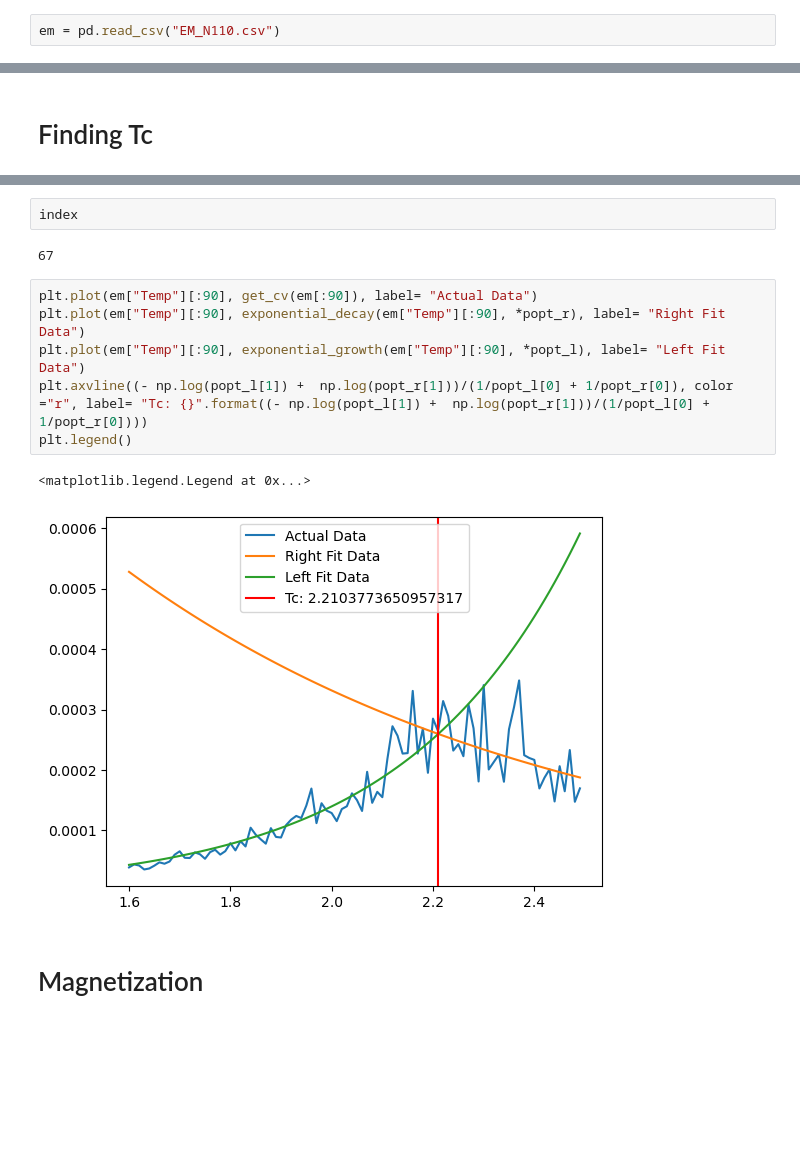
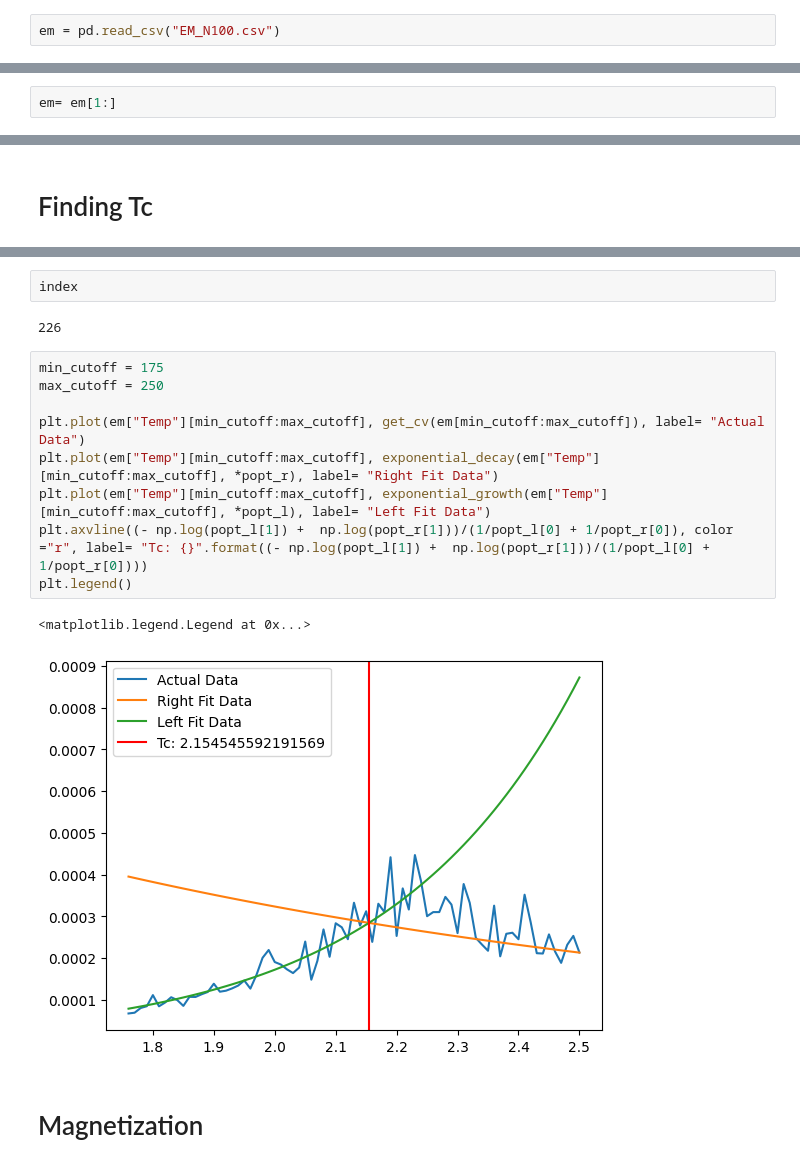
Before and after one commit to pdparakh108/ising, a Jupyter notebook: Tc_calc.ipynb, the cells around one changed output, grey strips where cells are left out. Saved outputs shown, nothing was run; the diff lists cells and outputs as text; blank space fills up the shorter version.

```diff
--- a/Tc_calc.ipynb
+++ b/Tc_calc.ipynb
@@ -5,5 +6,5 @@ import numpy as np
 # %%
-em = pd.read_csv("EM_N110.csv")
+em = pd.read_csv("EM_N100.csv")
 # %%
 em
 # %% [output]
@@ -23,3 +24,5 @@ em
+# %%
+em= em[1:]
 # %% [markdown]
 ## Heat Capacity
 
@@ -83,16 +101,19 @@ plt.legend()
 # %%
 index
 # %% [output]
-67
+226
 # %%
-plt.plot(em["Temp"][:90], get_cv(em[:90]), label= "Actual Data")
-plt.plot(em["Temp"][:90], exponential_decay(em["Temp"][:90], *popt_r), label= "Right Fit Data")
-plt.plot(em["Temp"][:90], exponential_growth(em["Temp"][:90], *popt_l), label= "Left Fit Data")
+min_cutoff = 175
+max_cutoff = 250
+
+plt.plot(em["Temp"][min_cutoff:max_cutoff], get_cv(em[min_cutoff:max_cutoff]), label= "Actual Data")
+plt.plot(em["Temp"][min_cutoff:max_cutoff], exponential_decay(em["Temp"][min_cutoff:max_cutoff], *popt_r), label= "Right Fit Data")
+plt.plot(em["Temp"][min_cutoff:max_cutoff], exponential_growth(em["Temp"][min_cutoff:max_cutoff], *popt_l), label= "Left Fit Data")
 plt.axvline((- np.log(popt_l[1]) +  np.log(popt_r[1]))/(1/popt_l[0] + 1/popt_r[0]), color ="r", label= "Tc: {}".format((- np.log(popt_l[1]) +  np.log(popt_r[1]))/(1/popt_l[0] + 1/popt_r[0])))
 plt.legend()
 # %% [output]
 <matplotlib.legend.Legend at 0x...>
-[figure, old version]
+[figure, new version]
 # %% [markdown]
 # Magnetization
 # %%
```
Also changed, not shown: parts of 28 cells of this notebook, 3 other files.
